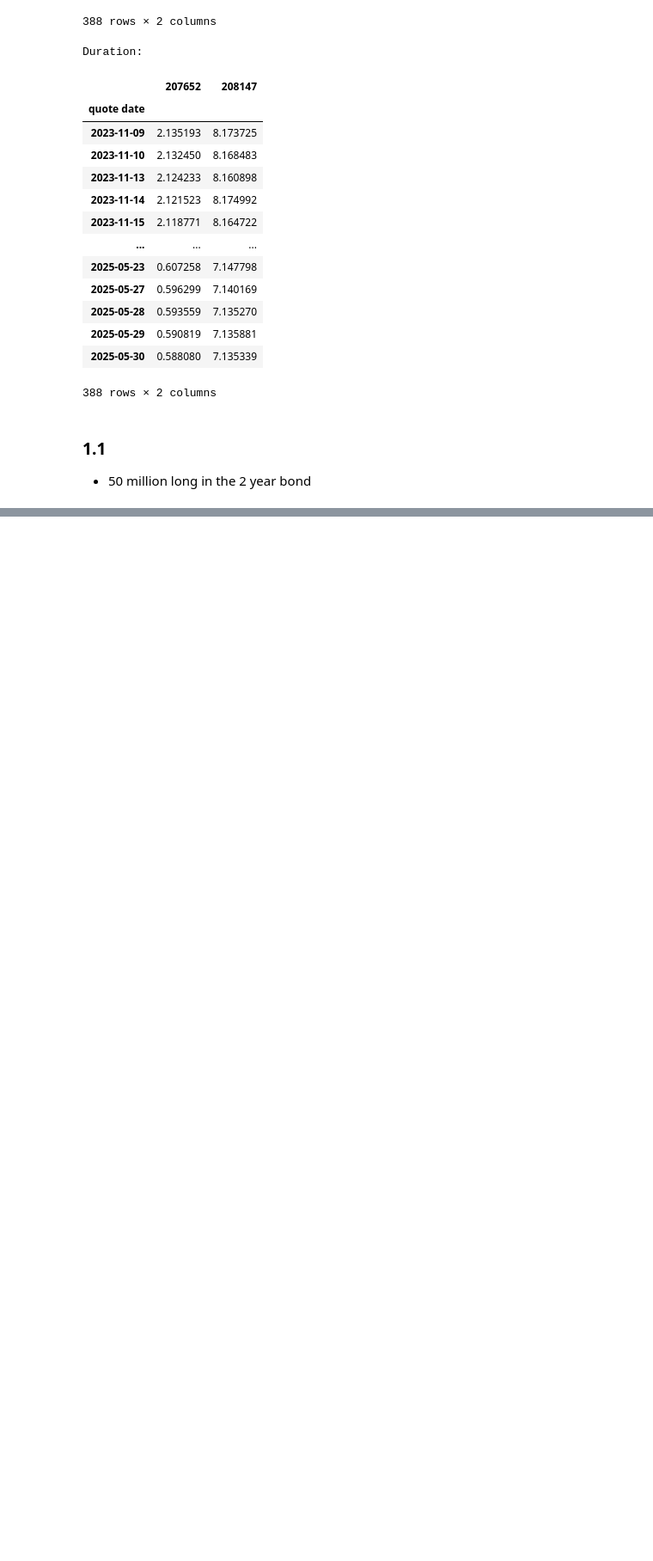
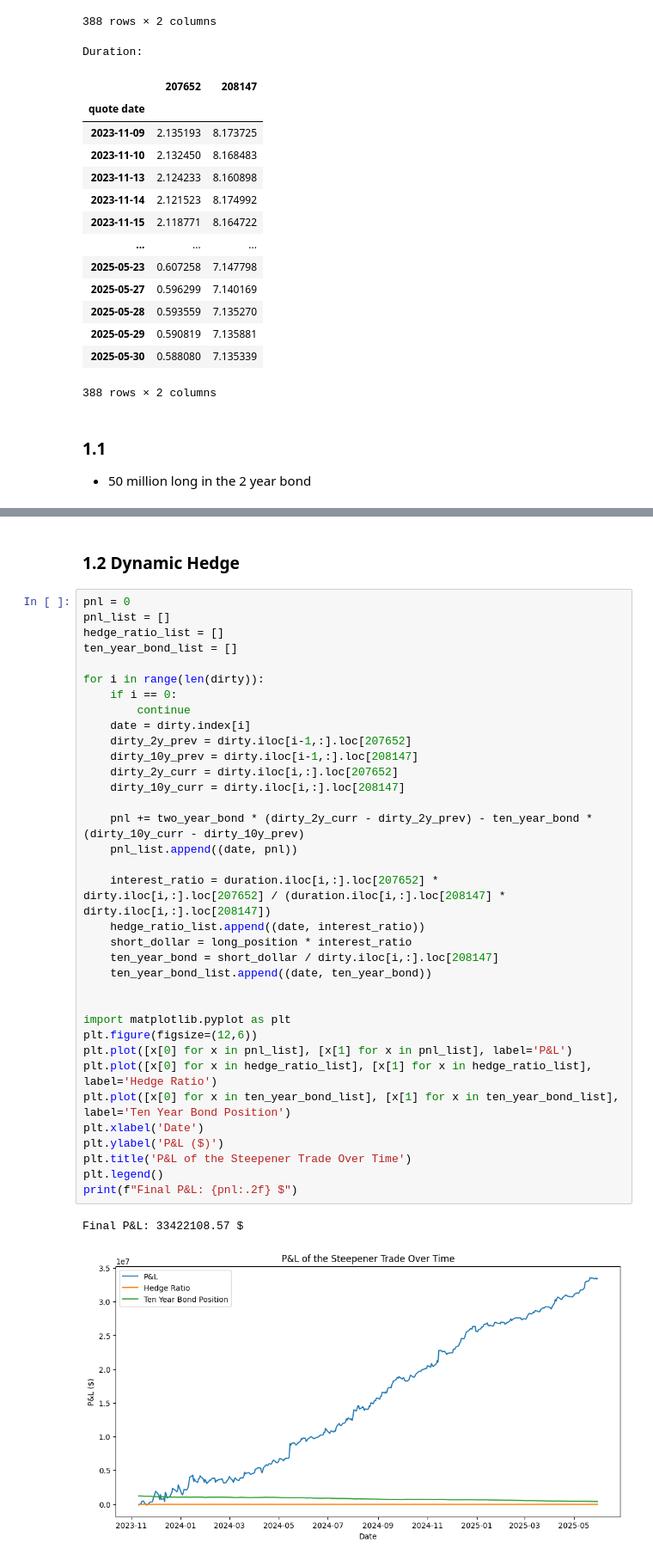
Before and after one commit to y3y-tech/Fixed_Income_Homework, a Jupyter notebook: Homework2/The_Steepener_Trade_Yiyang.ipynb, the cells around one changed output, grey strips where cells are left out. Shown at 86% size. Cells and saved outputs as stored; diff of their text form; blank space fills up the shorter version.

Commit message:
Update The_Steepener_Trade_Yiyang.ipynb
Half of Steepening the Trade (Something went wrong)

```diff
--- a/Homework2/The_Steepener_Trade_Yiyang.ipynb
+++ b/Homework2/The_Steepener_Trade_Yiyang.ipynb
@@ -68,0 +69,40 @@ two_year_bond: 5495818.399044205
+# %% [markdown]
+### 1.2 Dynamic Hedge
+# %%
+pnl = 0
+pnl_list = []
+hedge_ratio_list = []
+ten_year_bond_list = []
+
+for i in range(len(dirty)):
+    if i == 0:
+        continue
+    date = dirty.index[i]
+    dirty_2y_prev = dirty.iloc[i-1,:].loc[207652]
+    dirty_10y_prev = dirty.iloc[i-1,:].loc[208147]
+    dirty_2y_curr = dirty.iloc[i,:].loc[207652]
+    dirty_10y_curr = dirty.iloc[i,:].loc[208147]
+
+    pnl += two_year_bond * (dirty_2y_curr - dirty_2y_prev) - ten_year_bond * (dirty_10y_curr - dirty_10y_prev)
+    pnl_list.append((date, pnl))
+
+    interest_ratio = duration.iloc[i,:].loc[207652] * dirty.iloc[i,:].loc[207652] / (duration.iloc[i,:].loc[208147] * dirty.iloc[i,:].loc[208147])
+    hedge_ratio_list.append((date, interest_ratio))
+    short_dollar = long_position * interest_ratio
+    ten_year_bond = short_dollar / dirty.iloc[i,:].loc[208147]
+    ten_year_bond_list.append((date, ten_year_bond))
+
+
+import matplotlib.pyplot as plt
+plt.figure(figsize=(12,6))
+plt.plot([x[0] for x in pnl_list], [x[1] for x in pnl_list], label='P&L')
+plt.plot([x[0] for x in hedge_ratio_list], [x[1] for x in hedge_ratio_list], label='Hedge Ratio')
+plt.plot([x[0] for x in ten_year_bond_list], [x[1] for x in ten_year_bond_list], label='Ten Year Bond Position')
+plt.xlabel('Date')
+plt.ylabel('P&L ($)')
+plt.title('P&L of the Steepener Trade Over Time')
+plt.legend()
+print(f"Final P&L: {pnl:.2f} $")
+# %% [output]
+Final P&L: 33422108.57 $
+[figure, added]
```
Also changed, not shown: parts of 2 cells of this notebook.
